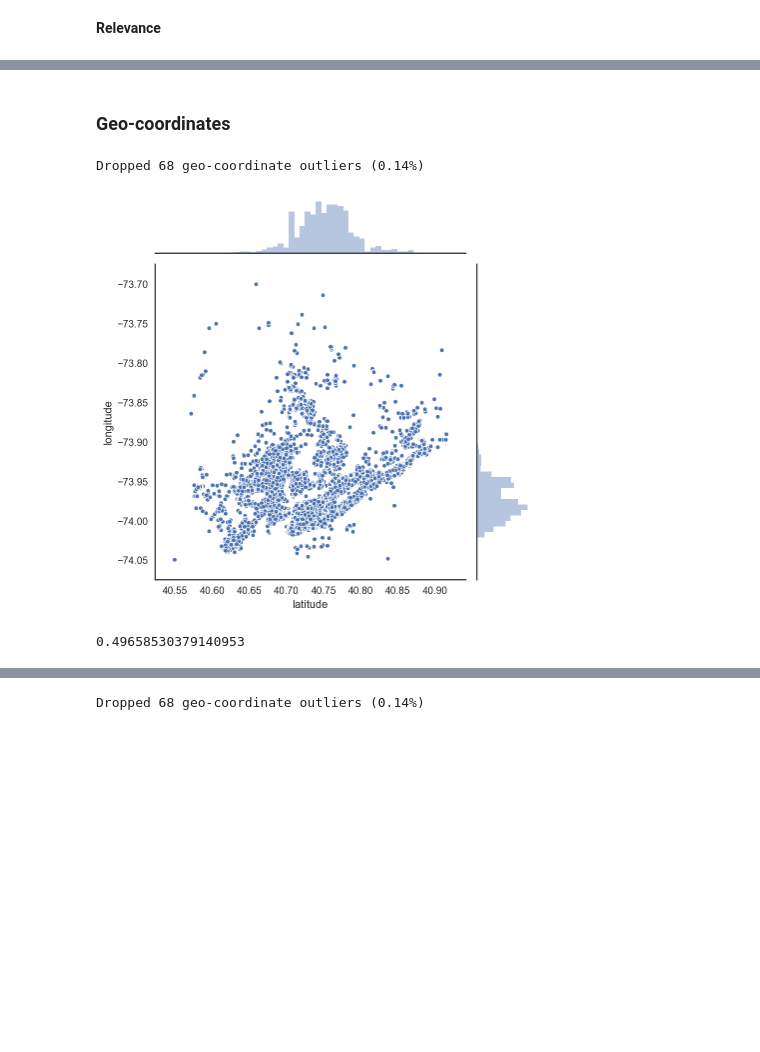
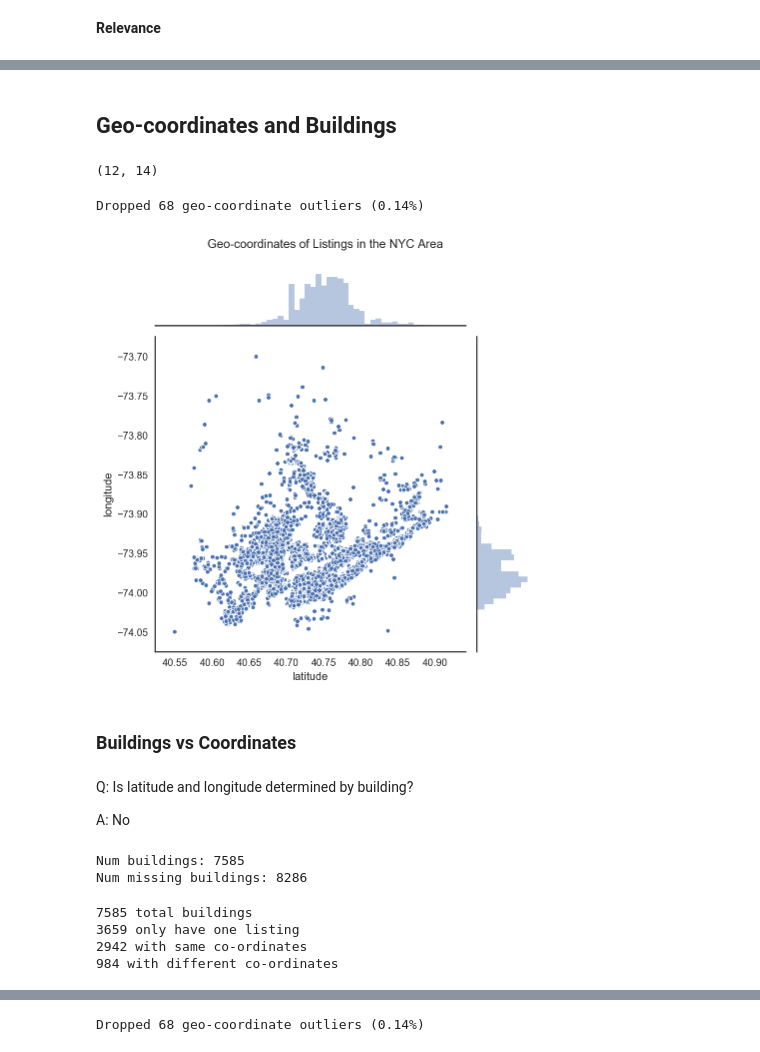
Before and after one commit to mdlynch37/kaggle-rental-interest, a Jupyter notebook: Executable/Main.ipynb, the cells around one changed output, grey strips where cells are left out. Cells and saved outputs as stored; diff of their text form; code cells hidden in the pictures; blank space fills up the shorter version.

```diff
--- a/Executable/Main.ipynb
+++ b/Executable/Main.ipynb
@@ -26,6 +33,8 @@ from imp import reload
 import time
 from pprint import pprint
 import random
+from copy import deepcopy
+import pickle
 
 import pandas as pd
 import numpy as np
@@ -35,8 +44,8 @@ import matplotlib.pyplot as plt
 from sklearn.model_selection import (StratifiedShuffleSplit, train_test_split,
                                      validation_curve)
 from grid_explore import GridSearchExplorer
-from sklearn.ensemble import GradientBoostingClassifier
-from sklearn.feature_selection import SelectKBest, chi2
+from sklearn.ensemble import GradientBoostingClassifier, ExtraTreesClassifier
+from sklearn.feature_selection import SelectKBest, chi2, mutual_info_classif, f_classif
 from sklearn.pipeline import Pipeline, make_pipeline, FeatureUnion
 from sklearn.model_selection import GridSearchCV
 from sklearn.metrics import accuracy_score, log_loss, make_scorer
@@ -46,15 +55,19 @@ from sklearn.preprocessing import (LabelBinarizer, LabelEncoder,
 from sklearn.ensemble import (GradientBoostingClassifier,
                               RandomForestClassifier)
 from sklearn.base import TransformerMixin, BaseEstimator
-from sklearn.linear_model import LogisticRegression
+from sklearn.linear_model import LogisticRegression, RandomizedLogisticRegression
 from sklearn.neighbors import KNeighborsClassifier
 from scipy import stats
 from IPython.display import display
 from sklearn_pandas import DataFrameMapper
+import xgboost as xgb
 
 import pdir
 
-from plot_learning_curve import plot_learning_curve
+from outlier_detection import *
+from preprocessing import *
+from eda_plots import *
+from validation_plots import *
 
 %matplotlib inline
 
@@ -69,9 +82,13 @@ np.random.seed(SEED)
 DAT_DIR = '../Data/'
 SUBM_DIR = '../Submissions/'
 TEST_DIR = '../Tests/'
+REPORT_IMG_DIR = '../Report-Images/'
+
 TRAIN_FP = ''.join([DAT_DIR, 'train.json'])
 TEST_FP = ''.join([DAT_DIR, 'test.json'])
 SAMPLE_FP = ''.join([DAT_DIR, 'sample_submission.csv'])
+DF_TRAIN_PKL = ''.join([DAT_DIR, 'df_train.pkl'])
+DF_TEST_PKL = ''.join([DAT_DIR, 'df_test.pkl'])
 
 scorer_acc = make_scorer(accuracy_score)
 
@@ -81,3 +98,6 @@ scorer = make_scorer(log_loss, greater_is_better=False,
                      needs_proba=True)
 
 scoring = 'neg_log_loss'
+
+df = read_rental_interest(DF_TRAIN_PKL)
+df_te = read_rental_interest(DF_TEST_PKL)
@@ -203,0 +226,6 @@ df = read_rental_interest(TRAIN_FP)
+# %%
+df = read_rental_interest(DF_TRAIN_PKL)
+df_te = read_rental_interest(DF_TEST_PKL)
+
+df_all = pd.concat([df.drop('interest_level', axis=1), df_te])
+df_all.shape
@@ -320,16 +588,47 @@ plt.tight_layout()
 # %% [markdown]
-### Geo-coordinates
+## Geo-coordinates and Buildings
+# %%
+df[df.latitude==0].shape
+# %% [output]
+(12, 14)
 # %%
 data = drop_geo_outl(df)
 with sns.axes_style('white'):
     sns.jointplot('latitude', 'longitude', data=data, stat_func=None,
                   joint_kws=dict(edgecolor='w', lw=.6, s=20)
 )
+plt.suptitle('Geo-coordinates of Listings in the NYC Area', y=1.05)
+# plt.savefig(''.join([REPORT_IMG_DIR, '5-geo-coordinates.png']),
+#             dpi=600, bbox_inches='tight')
 plt.show()
 # %% [output]
 Dropped 68 geo-coordinate outliers (0.14%)
-[figure, old version]
+[figure, new version]
-# %%
-np.exp(-.70)
-# %% [output]
-0.49658530379140953
+# %% [markdown]
+### Buildings vs Coordinates
+# %% [markdown]
+Q: Is latitude and longitude determined by building?
+
+A: No
+# %%
+print('Num buildings: {}'.format(len(df.building_id.unique())))
+print('Num missing buildings: {}'.format(len(df[df.building_id=='0'])))
+# %% [output]
+Num buildings: 7585
+Num missing buildings: 8286
+# %%
+def has_same_coords(df):
+    return df.duplicated(keep=False).all().all()
+
+same_coords_dat = df.groupby('building_id')['latitude', 'longitude'].apply(
+    lambda x: has_same_coords(x) if len(x) > 1 else np.nan
+)
+print('{} total buildings'.format(len(df.building_id.unique())))
+print('{} only have one listing'.format((same_coords_dat.isnull()).sum()))
+print('{} with same co-ordinates'.format(same_coords_dat.sum()))
+print('{} with different co-ordinates'.format((same_coords_dat==False).sum()))
+# %% [output]
+7585 total buildings
+3659 only have one listing
+2942 with same co-ordinates
+984 with different co-ordinates
```
Also changed, not shown: parts of 138 cells of this notebook, 8 other files.
